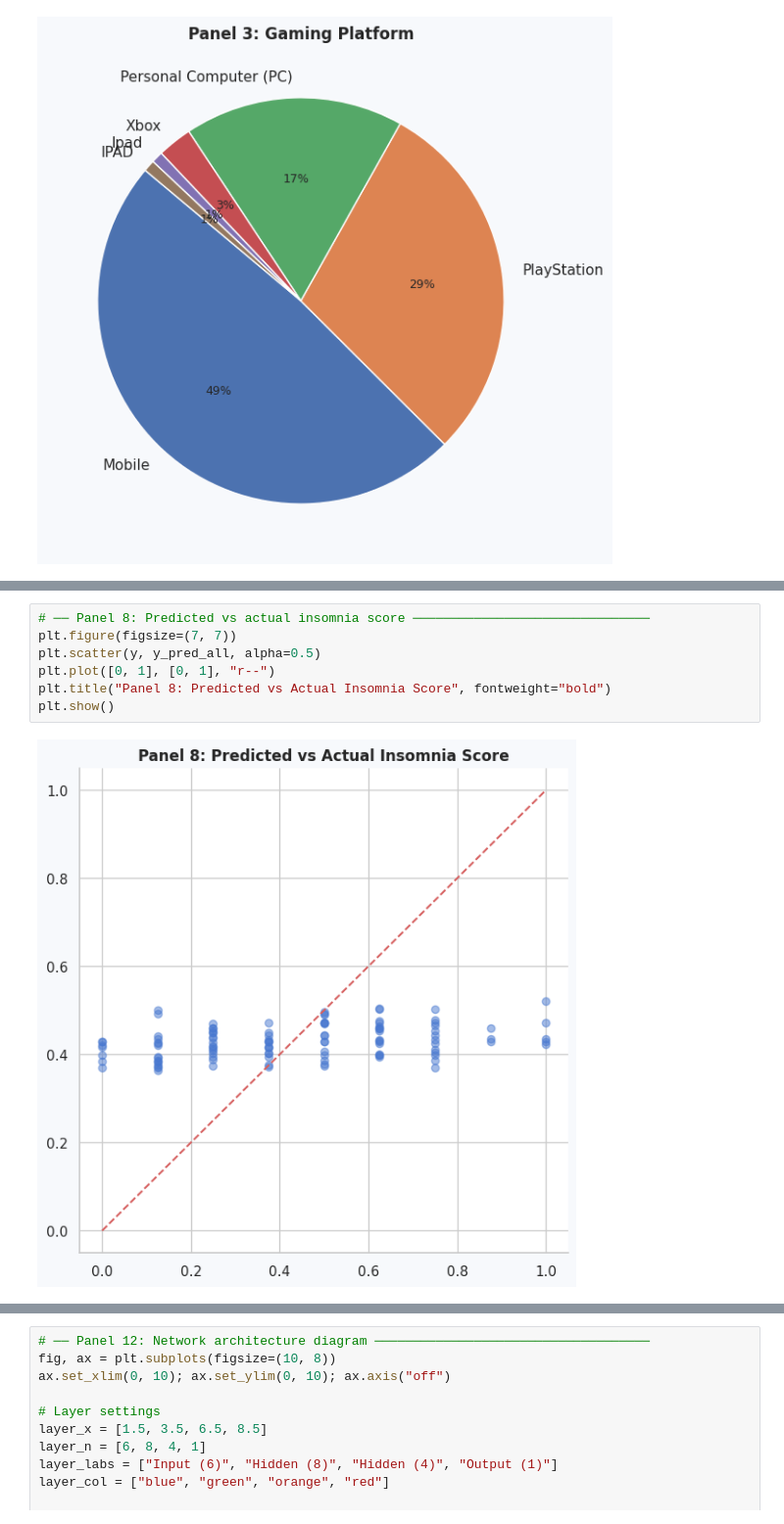
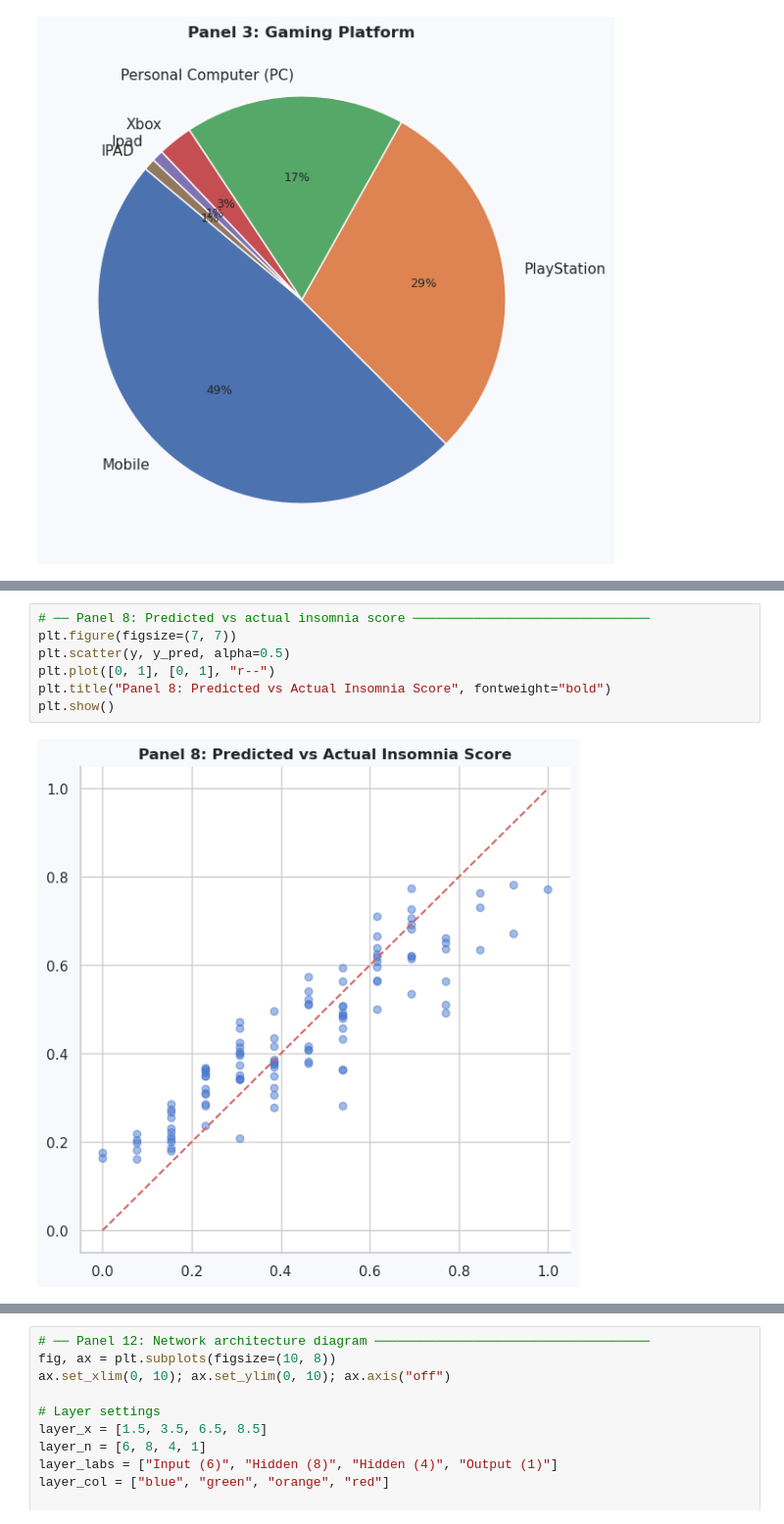
Before and after one commit to Ja4yJa5y/MathProject, a Jupyter notebook: MathProject.ipynb, the cells around one changed output, grey strips where cells are left out. Shown at 98% size. Cells and saved outputs as stored; diff of their text form.

```diff
--- a/MathProject.ipynb
+++ b/MathProject.ipynb
@@ -433,12 +491,12 @@ plt.show()
 # %%
 # ── Panel 8: Predicted vs actual insomnia score ───────────────────────────────
 plt.figure(figsize=(7, 7))
-plt.scatter(y, y_pred_all, alpha=0.5)
+plt.scatter(y, y_pred, alpha=0.5)
 plt.plot([0, 1], [0, 1], "r--")
 plt.title("Panel 8: Predicted vs Actual Insomnia Score", fontweight="bold")
 plt.show()
 # %% [output]
-[figure, old version]
+[figure, new version]
 # %%
 # ── Panel 9: Gradient check – backprop vs finite diff ─────────────────────────
 plt.figure(figsize=(7, 7))
```
Also changed, not shown: parts of 11 cells of this notebook.
